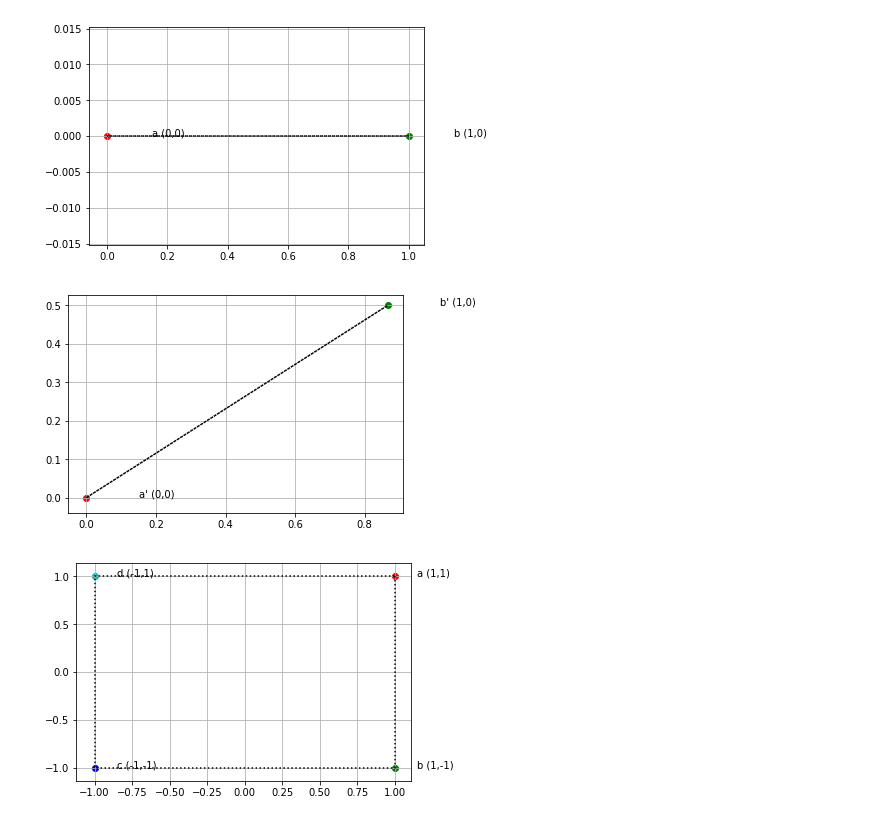
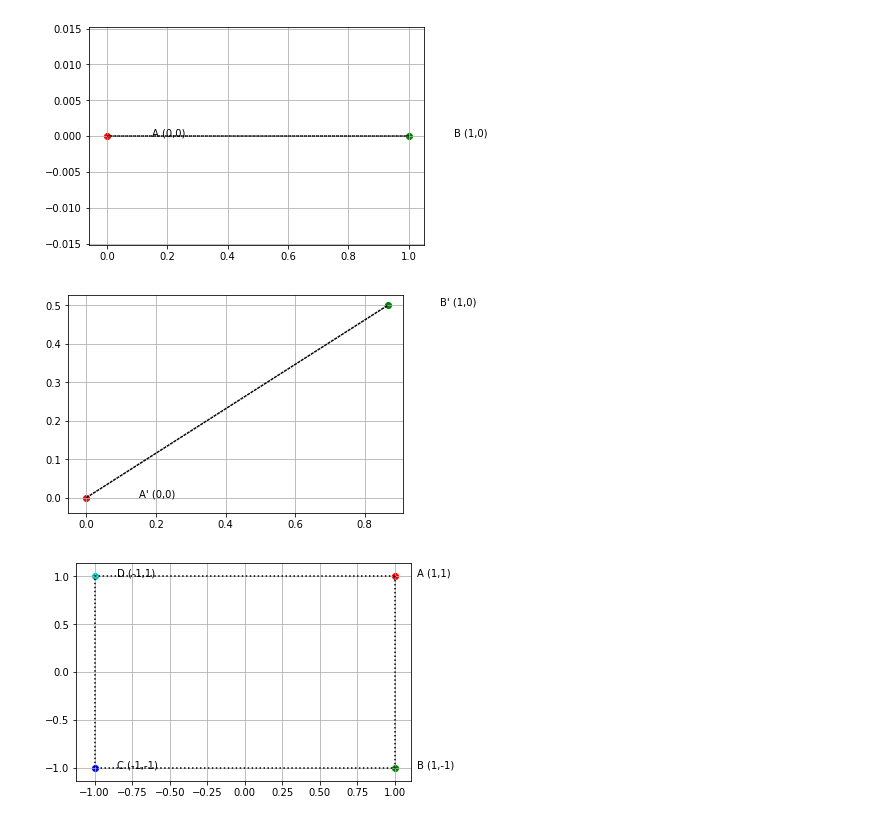
Before and after one commit to vinayshanbhag/math, a Jupyter notebook: Affine_Transformations.ipynb, the cells around one changed output. Drawn from its saved outputs; the diff is of its cells as text; code cells hidden in the pictures.

```diff
--- a/Affine_Transformations.ipynb
+++ b/Affine_Transformations.ipynb
@@ -10,12 +10,12 @@ import string
 a, b = (0, 0), (1, 0)
 
 # matrix with row vectors of points
-A = np.array([a, b])
+M = np.array([a, b])
 
 # Identity transformation matrix
 I = np.eye(2)
 # %%
-def draw(vectors, names = string.ascii_letters):
+def draw(vectors, names = string.ascii_uppercase):
   """draw vectors"""
   colors = 'rgbcmyk'#[color for color in mcolors.TABLEAU_COLORS]
   pts_x = []
@@ -38,9 +38,9 @@ draw(A @ I)
 # %%
 # Rotation matrix - rotate by theta radians
 theta = np.pi/6 # 30 deg
 R = np.array([[np.cos(theta), np.sin(theta)], [-np.sin(theta), np.cos(theta)]])
-draw(A @ R, names=[f"{c}\'" for c in string.ascii_letters])
+draw(M @ R, names=[f"{c}\'" for c in string.ascii_uppercase])
 # %% [output]
-[figure, old version]
+[figure, new version]
 # %%
 a,b,c,d = (1,1),(1,-1),(-1,-1),(-1,1)
```
Also changed, not shown: parts of 8 cells of this notebook.
